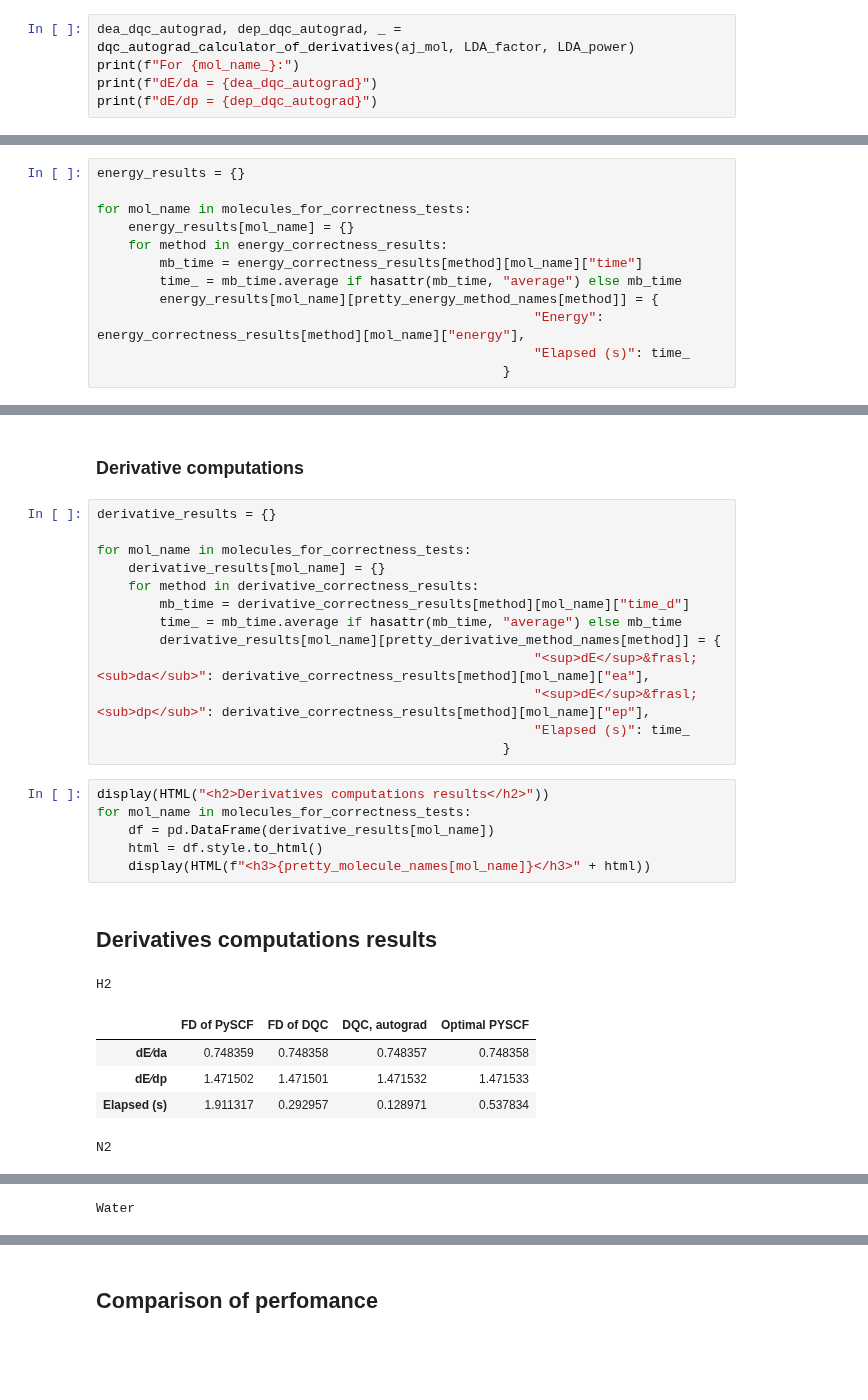
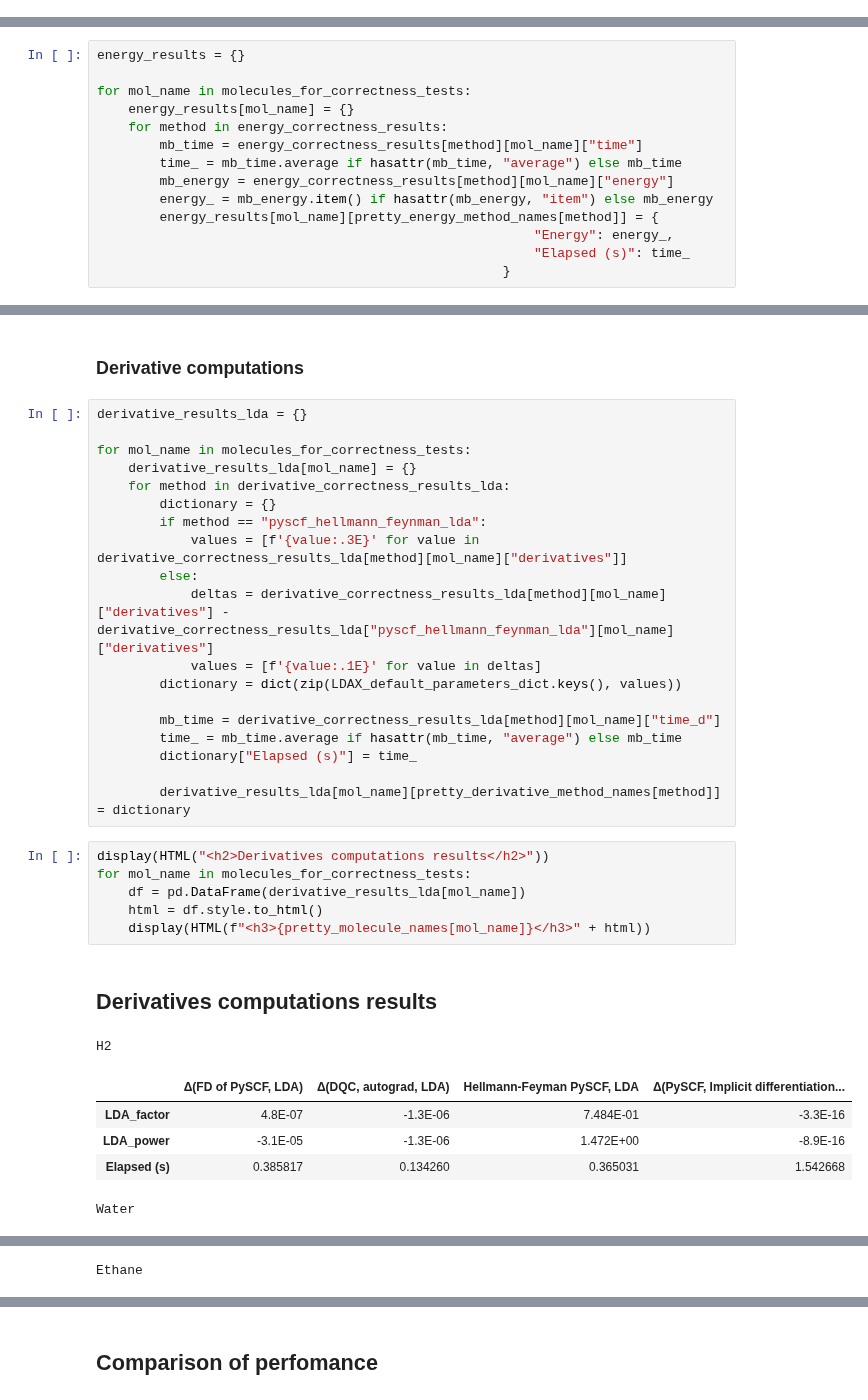
Before and after one commit to grinisrit/noa, a Jupyter notebook: docs/qc/Adjoint_Sensitivity_Method_for_Kohn_Sham_Equations.ipynb, the cells around one changed output, grey strips where cells are left out. Saved outputs shown, nothing was run; the diff lists cells and outputs as text; blank space fills up the shorter version.

```diff
--- a/docs/qc/Adjoint_Sensitivity_Method_for_Kohn_Sham_Equations.ipynb
+++ b/docs/qc/Adjoint_Sensitivity_Method_for_Kohn_Sham_Equations.ipynb
@@ -962,5 +760,0 @@ dE/dp = -11.080577293043348
-# %%
-dea_dqc_autograd, dep_dqc_autograd, _ = dqc_autograd_calculator_of_derivatives(aj_mol, LDA_factor, LDA_power)
-print(f"For {mol_name_}:")
-print(f"dE/da = {dea_dqc_autograd}")
-print(f"dE/dp = {dep_dqc_autograd}")
@@ -1139,8 +1627,10 @@ for mol_name in molecules_for_correctness_tests:
     for method in energy_correctness_results:
         mb_time = energy_correctness_results[method][mol_name]["time"]
         time_ = mb_time.average if hasattr(mb_time, "average") else mb_time
+        mb_energy = energy_correctness_results[method][mol_name]["energy"]
+        energy_ = mb_energy.item() if hasattr(mb_energy, "item") else mb_energy
         energy_results[mol_name][pretty_energy_method_names[method]] = {
-                                                        "Energy": energy_correctness_results[method][mol_name]["energy"],
+                                                        "Energy": energy_,
                                                         "Elapsed (s)": time_
                                                     }
 # %%
@@ -1174,29 +1660,35 @@ Benzene
 # %% [markdown]
 ### Derivative computations
-# %%
-derivative_results = {}
-
-for mol_name in molecules_for_correctness_tests:
-    derivative_results[mol_name] = {}
-    for method in derivative_correctness_results:
-        mb_time = derivative_correctness_results[method][mol_name]["time_d"]
-        time_ = mb_time.average if hasattr(mb_time, "average") else mb_time
-        derivative_results[mol_name][pretty_derivative_method_names[method]] = {
-                                                        "<sup>dE</sup>&frasl;<sub>da</sub>": derivative_correctness_results[method][mol_name]["ea"],
-                                                        "<sup>dE</sup>&frasl;<sub>dp</sub>": derivative_correctness_results[method][mol_name]["ep"],
-                                                        "Elapsed (s)": time_
-                                                    }
+# %%
+derivative_results_lda = {}
+
+for mol_name in molecules_for_correctness_tests:
+    derivative_results_lda[mol_name] = {}
+    for method in derivative_correctness_results_lda:
+        dictionary = {}
+        if method == "pyscf_hellmann_feynman_lda":
+            values = [f'{value:.3E}' for value in derivative_correctness_results_lda[method][mol_name]["derivatives"]]
+        else:
+            deltas = derivative_correctness_results_lda[method][mol_name]["derivatives"] - derivative_correctness_results_lda["pyscf_hellmann_feynman_lda"][mol_name]["derivatives"]
+            values = [f'{value:.1E}' for value in deltas]
+        dictionary = dict(zip(LDAX_default_parameters_dict.keys(), values))
+
+        mb_time = derivative_correctness_results_lda[method][mol_name]["time_d"]
+        time_ = mb_time.average if hasattr(mb_time, "average") else mb_time
+        dictionary["Elapsed (s)"] = time_
+
+        derivative_results_lda[mol_name][pretty_derivative_method_names[method]] = dictionary
 # %%
 display(HTML("<h2>Derivatives computations results</h2>"))
 for mol_name in molecules_for_correctness_tests:
-    df = pd.DataFrame(derivative_results[mol_name])
+    df = pd.DataFrame(derivative_results_lda[mol_name])
     html = df.style.to_html()
     display(HTML(f"<h3>{pretty_molecule_names[mol_name]}</h3>" + html))
 # %% [output]
 Derivatives computations results
 H2
-|  | FD of PySCF | FD of DQC | DQC, autograd | Optimal PYSCF |
-| dE⁄da | 0.748359 | 0.748358 | 0.748357 | 0.748358 |
-| dE⁄dp | 1.471502 | 1.471501 | 1.471532 | 1.471533 |
-| Elapsed (s) | 1.911317 | 0.292957 | 0.128971 | 0.537834 |
+|  | Δ(FD of PySCF, LDA) | Δ(DQC, autograd, LDA) | Hellmann-Feyman PySCF, LDA | Δ(PySCF, Implicit differentiation... |
+| LDA_factor | 4.8E-07 | -1.3E-06 | 7.484E-01 | -3.3E-16 |
+| LDA_power | -3.1E-05 | -1.3E-06 | 1.472E+00 | -8.9E-16 |
+| Elapsed (s) | 0.385817 | 0.134260 | 0.365031 | 1.542668 |
-N2
+Water
@@ -1207 +1699 @@ N2
-Water
+Ethane
```
Also changed, not shown: parts of 144 cells of this notebook.
